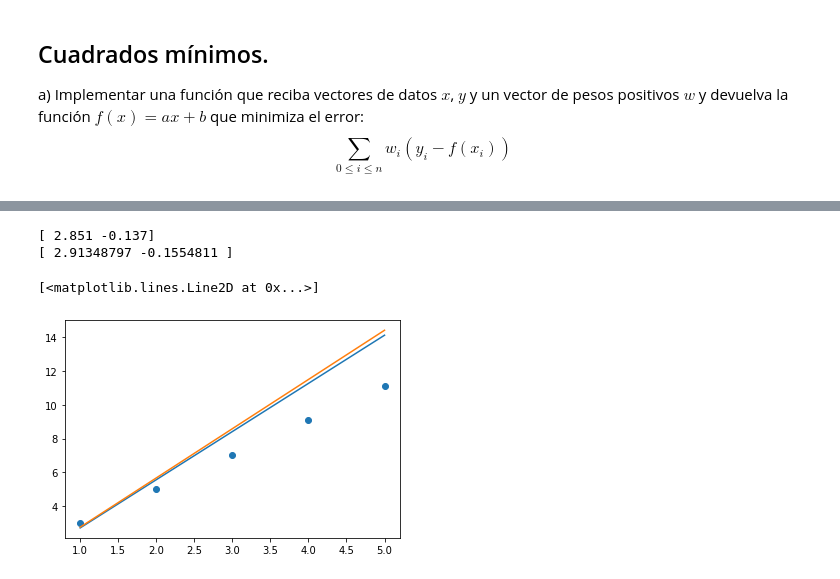
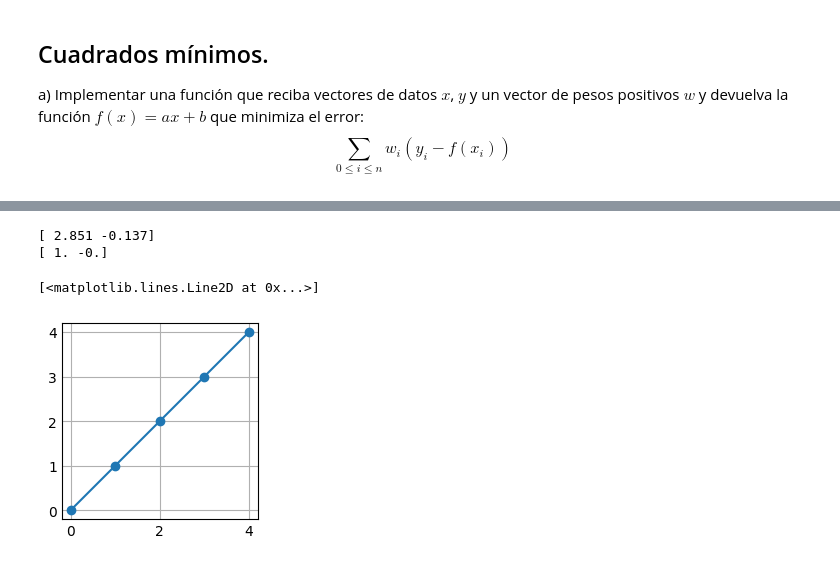
Before and after one commit to munhof/calculo-numerico, a Jupyter notebook: prueba_opsicion_DM_Exactas_uba_materias_con_hta_computacionales.ipynb, the cells around one changed output, grey strips where cells are left out. Drawn from its saved outputs; the diff is of its cells as text; code cells hidden in the pictures.

```diff
--- a/prueba_opsicion_DM_Exactas_uba_materias_con_hta_computacionales.ipynb
+++ b/prueba_opsicion_DM_Exactas_uba_materias_con_hta_computacionales.ipynb
@@ -563,41 +564,48 @@ W = np.array([1, 0.5, 1, 0.5, 0.5])
 
 phi_0 = lambda x : 1 + x*0
 
 phi_1 = lambda x : x
 
 phi = np.array([phi_0(X),phi_1(X)]) #juntamos las funcion phi_i como un vector
 
 #ahora definmos la funcion
 
-def ajusteCuadradosMinimos(X, Y, Func, W = []):
+def ajusteCuadradosMinimos(X, Y, Func, W = []): #Definio una valor generico de W para setearlo sin pesos (W = todos 1)
     if W == []:
         W = np.ones_like(Y)
-    n = len(X)
-    m = len(Func)
-    A = np.zeros((m,m))
-    B = np.zeros(m)
+    n = len(X) #cantidad de puntos de las mediciones
+    m = len(Func) #cantidad de funciones o grado
+    A = np.zeros((m,m)) #matriz de (phi_j,phi_k)
+    B = np.zeros(m) #matriz de (phi_j,y))
+    #completo los valores de la matriz A
     for i in range(m):
         for j in range(m):
             for k in range(n):
                 A[i][j] = A[i][j] + X[k]*W[k]*Func[i][k]*Func[j][k]
+    #Completo los valores del vector B
     for i in range(m):
         for j in range(n):
             B[i] = B[i] + (Y[j] * W[j]) * Func[i][j]
+    #Resuelvola ecuacion A*C = B, donde C son los coeficientes buscados
     C = np.linalg.solve(A,B)
     return C
 
 C = ajusteCuadradosMinimos(X, Y, phi)
 print(C)
-Cw = ajusteCuadradosMinimos(X, Y, phi,W)
-print(Cw)
+#Cw = ajusteCuadradosMinimos(X, Y, phi,W)
+#print(Cw)
 
+X = np.array([0,1,2,3,4])
+Y = np.array([0,1,2,3,4])
+Cc = ajusteCuadradosMinimos(X, Y, phi)
+print(Cc)
 lineal = lambda x, C : C[0]*x + C[1]
 
 plt.scatter(X,Y)
-plt.plot(X,lineal(X,C))
-plt.plot(X,lineal(X,Cw))
+plt.plot(X,lineal(X,Cc))
+#plt.plot(X,lineal(X,Cw))
 # %% [output]
 [ 2.851 -0.137]
-[ 2.91348797 -0.1554811 ]
+[ 1. -0.]
 [<matplotlib.lines.Line2D at 0x...>]
-[figure, old version]
+[figure, new version]
```
Also changed, not shown: parts of 6 cells of this notebook.
